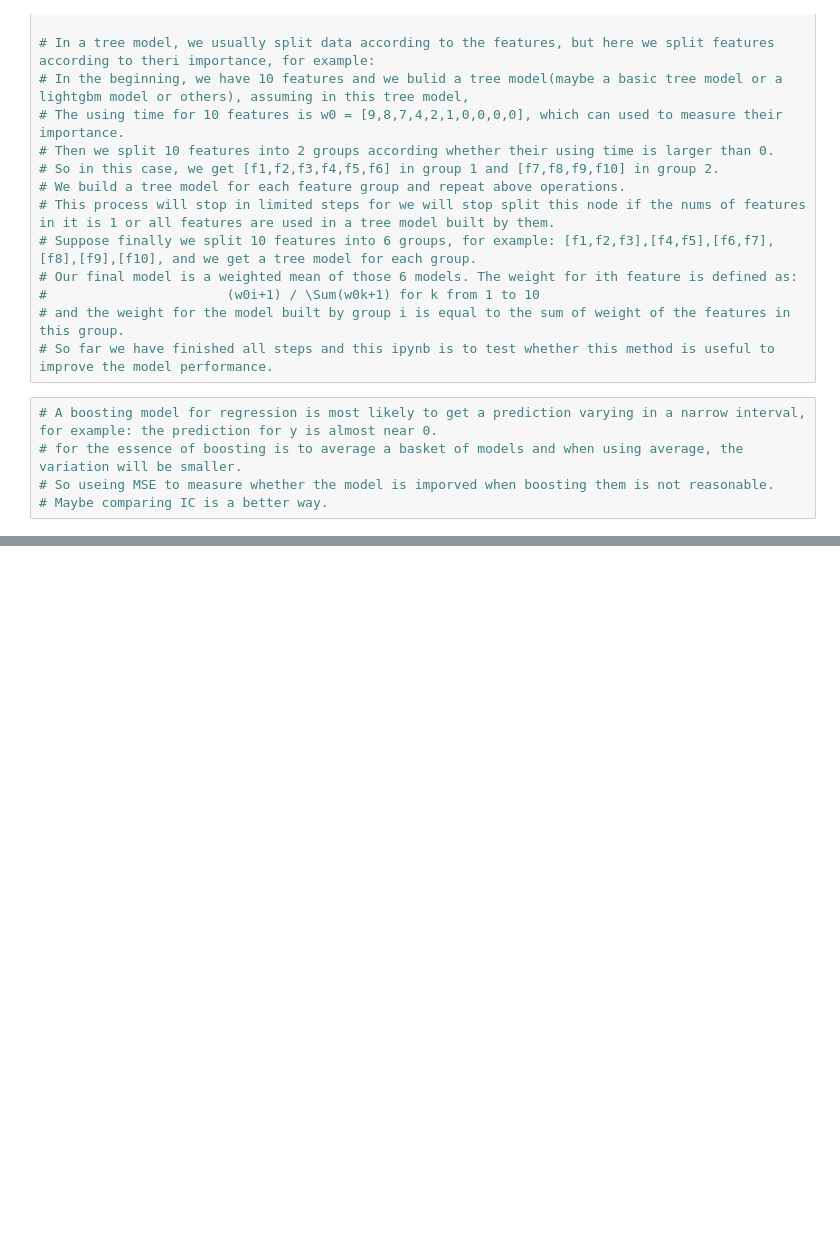
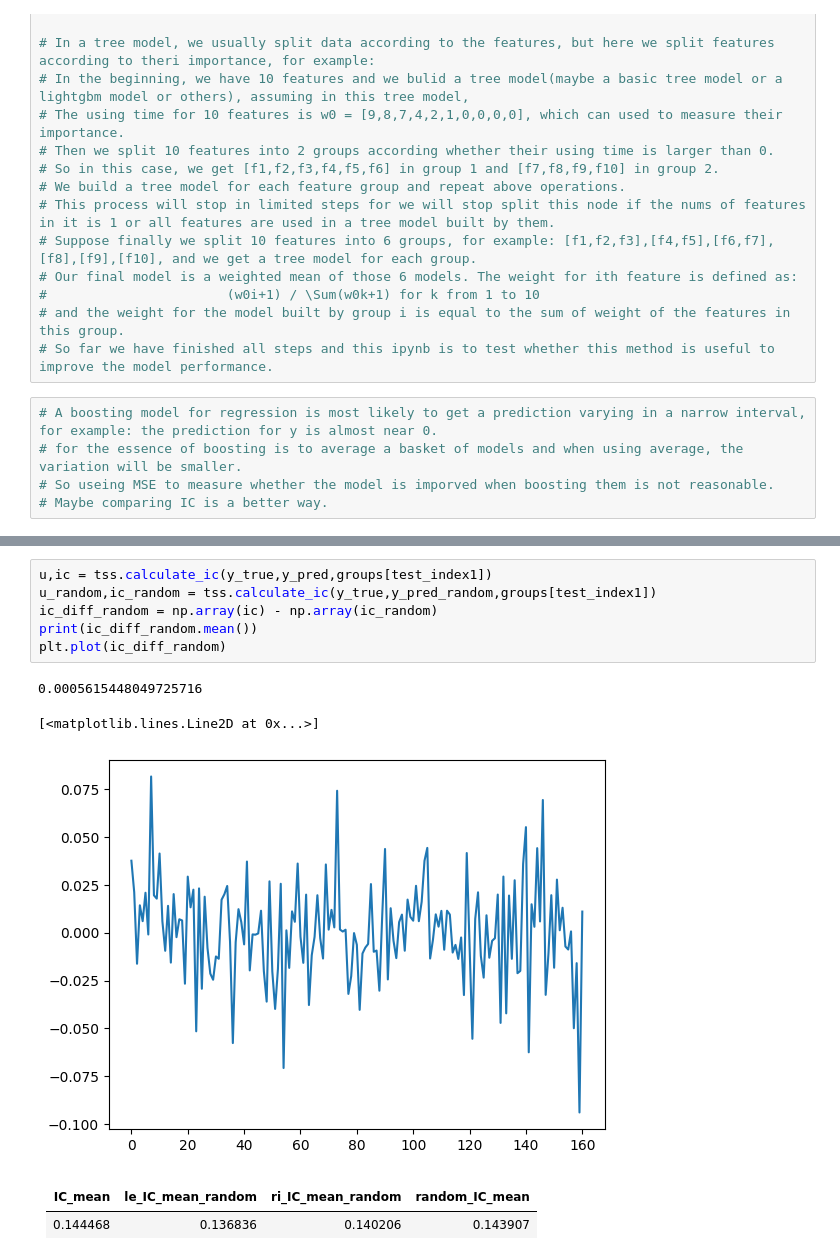
Before and after one commit to shuofu-qian/Yansheng_factor, a Jupyter notebook: 11_feature_lightgbm.ipynb, the cells around one changed output, grey strips where cells are left out. Cells and saved outputs as stored; diff of their text form; blank space fills up the shorter version.

```diff
--- a/11_feature_lightgbm.ipynb
+++ b/11_feature_lightgbm.ipynb
@@ -46,0 +169,14 @@ ValueError: k-fold cross-validation requires at least one train/test split by se
+# %%
+u,ic = tss.calculate_ic(y_true,y_pred,groups[test_index1])
+u_random,ic_random = tss.calculate_ic(y_true,y_pred_random,groups[test_index1])
+ic_diff_random = np.array(ic) - np.array(ic_random)
+print(ic_diff_random.mean())
+plt.plot(ic_diff_random)
+# %% [output]
+0.0005615448049725716
+[<matplotlib.lines.Line2D at 0x...>]
+[figure, added]
+# %% [markdown]
+|         IC_mean|le_IC_mean_random|ri_IC_mean_random|  random_IC_mean|
+|:--------------:|:---------------:|:---------------:|:--------------:|
+|        0.144468|         0.136836|         0.140206|        0.143907|
```
Also changed, not shown: parts of 13 cells of this notebook, 2 other files.
